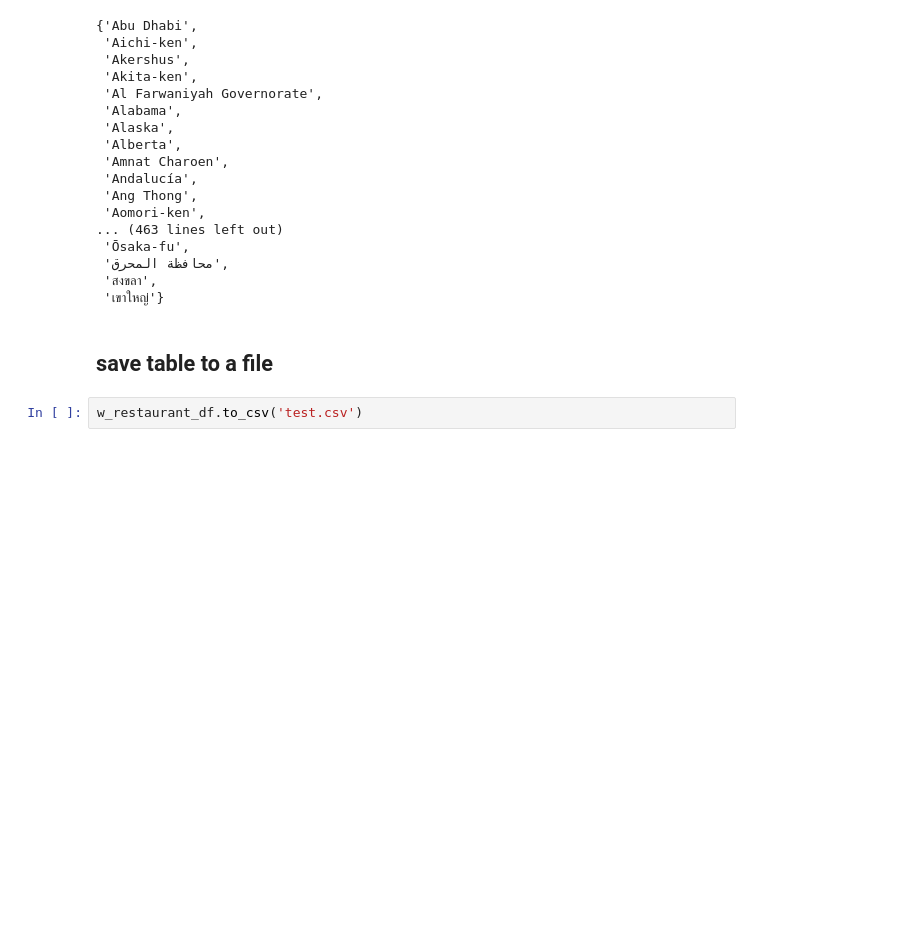
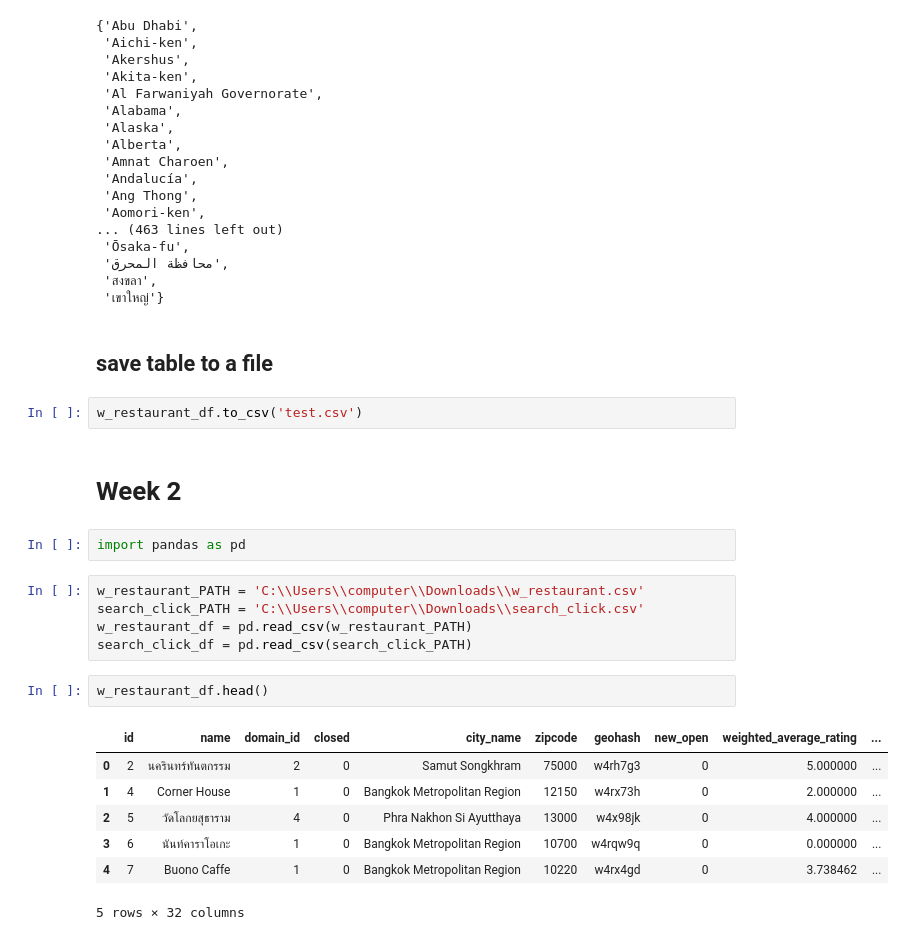
Before and after one commit to tohnperfect/python_dataviz, a Jupyter notebook: Pandas 101.ipynb, the cells around one changed output. Cells and saved outputs as stored; diff of their text form; blank space fills up the shorter version.

Commit message:
21Jan2020 Pandas2

```diff
--- a/Pandas 101.ipynb
+++ b/Pandas 101.ipynb
@@ -181,3 +181,22 @@ set(w_restaurant_df['city_name'])
 ## save table to a file
 # %%
 w_restaurant_df.to_csv('test.csv')
+# %% [markdown]
+# Week 2
+# %%
+import pandas as pd
+# %%
+w_restaurant_PATH = 'C:\\Users\\computer\\Downloads\\w_restaurant.csv'
+search_click_PATH = 'C:\\Users\\computer\\Downloads\\search_click.csv'
+w_restaurant_df = pd.read_csv(w_restaurant_PATH)
+search_click_df = pd.read_csv(search_click_PATH)
+# %%
+w_restaurant_df.head()
+# %% [output]
+|  | id | name | domain_id | closed | city_name | zipcode | geohash | new_open | weighted_average_rating | ... |
+| 0 | 2 | นครินทร์ทันตกรรม | 2 | 0 | Samut Songkhram | 75000 | w4rh7g3 | 0 | 5.000000 | ... |
+| 1 | 4 | Corner House | 1 | 0 | Bangkok Metropolitan Region | 12150 | w4rx73h | 0 | 2.000000 | ... |
+| 2 | 5 | วัดโลกยสุธาราม | 4 | 0 | Phra Nakhon Si Ayutthaya | 13000 | w4x98jk | 0 | 4.000000 | ... |
+| 3 | 6 | นันท์คาราโอเกะ | 1 | 0 | Bangkok Metropolitan Region | 10700 | w4rqw9q | 0 | 0.000000 | ... |
+| 4 | 7 | Buono Caffe | 1 | 0 | Bangkok Metropolitan Region | 10220 | w4rx4gd | 0 | 3.738462 | ... |
+5 rows × 32 columns
```
Also changed, not shown: parts of 20 cells of this notebook.
